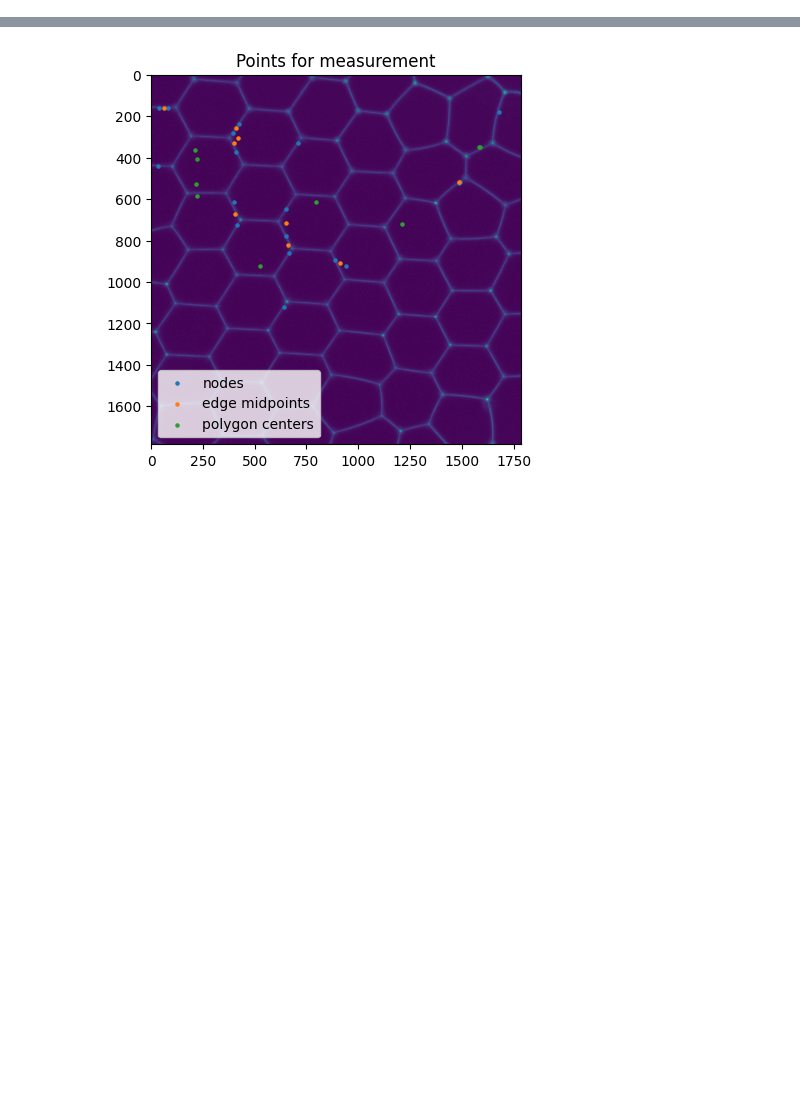
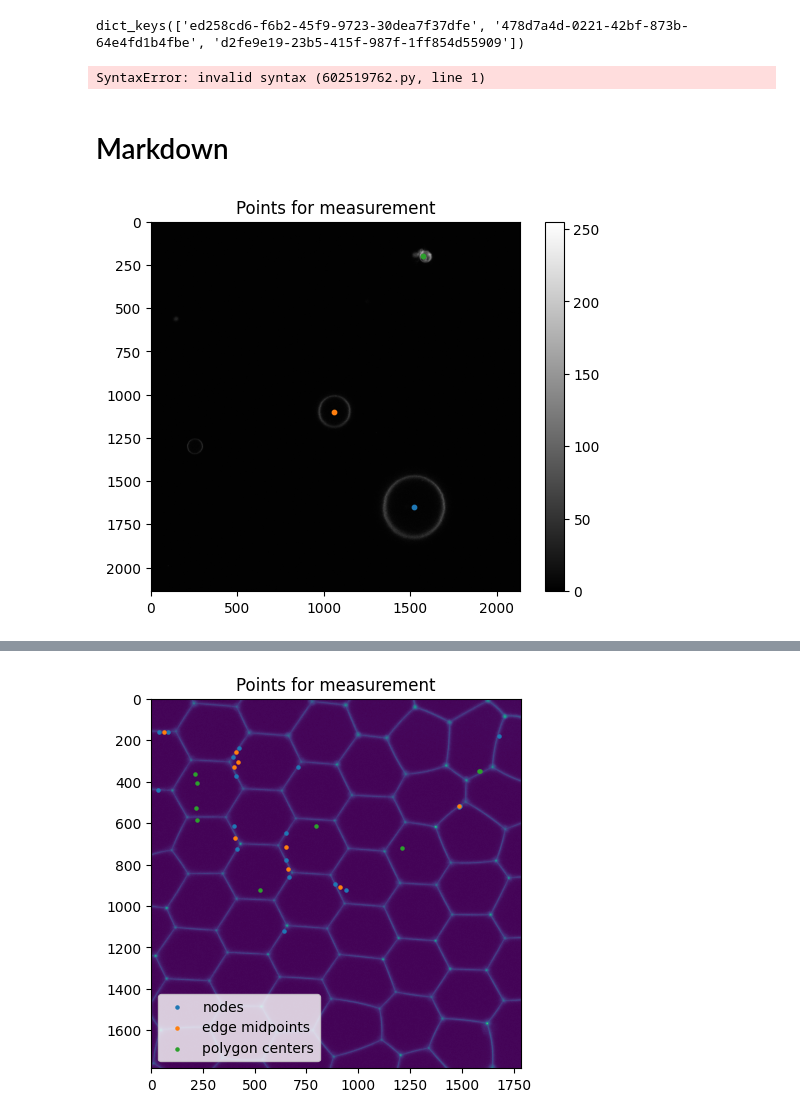
Before and after one commit to antonilis/ZeissAutomation, a Jupyter notebook: image_preprocessing/image_visualizer.ipynb, the cells around one changed output, grey strips where cells are left out. Cells and saved outputs as stored; diff of their text form; code cells hidden in the pictures; blank space fills up the shorter version.

```diff
--- a/image_preprocessing/image_visualizer.ipynb
+++ b/image_preprocessing/image_visualizer.ipynb
@@ -9,3 +17,11 @@ import cv2
+# %%
+id
+# %% [output]
+dict_keys(['ed258cd6-f6b2-45f9-9723-30dea7f37dfe', '478d7a4d-0221-42bf-873b-64e4fd1b4fbe', 'd2fe9e19-23b5-415f-987f-1ff854d55909'])
+# %%
+data['ed258cd6-f6b2-45f9-9723-30dea7f37dfe'].append('z scan': 456)
+# %% [output]
+SyntaxError: invalid syntax (602519762.py, line 1)
 # %%
 def get_mesh_nodes(image, ratio=1):
     # Blur
@@ -46 +58,12 @@ def visualize_results(ZIP_object):
     plt.title('Points for measurement')
+# %% [markdown]
+# Markdown
+# %%
+main_path = './czi_files/image_for_analysis/'
+files = [f for f in os.listdir(main_path) if f.lower().endswith('.czi')]
+directions = [os.path.join(main_path, file_path) for file_path in files]
+
+obj1 = ZeissImageProcessor(directions[6], analysis_channel=0)
+visualize_results(obj1)
+# %% [output]
+[figure, added]
```
Also changed, not shown: parts of 21 cells of this notebook, 3 other files.
